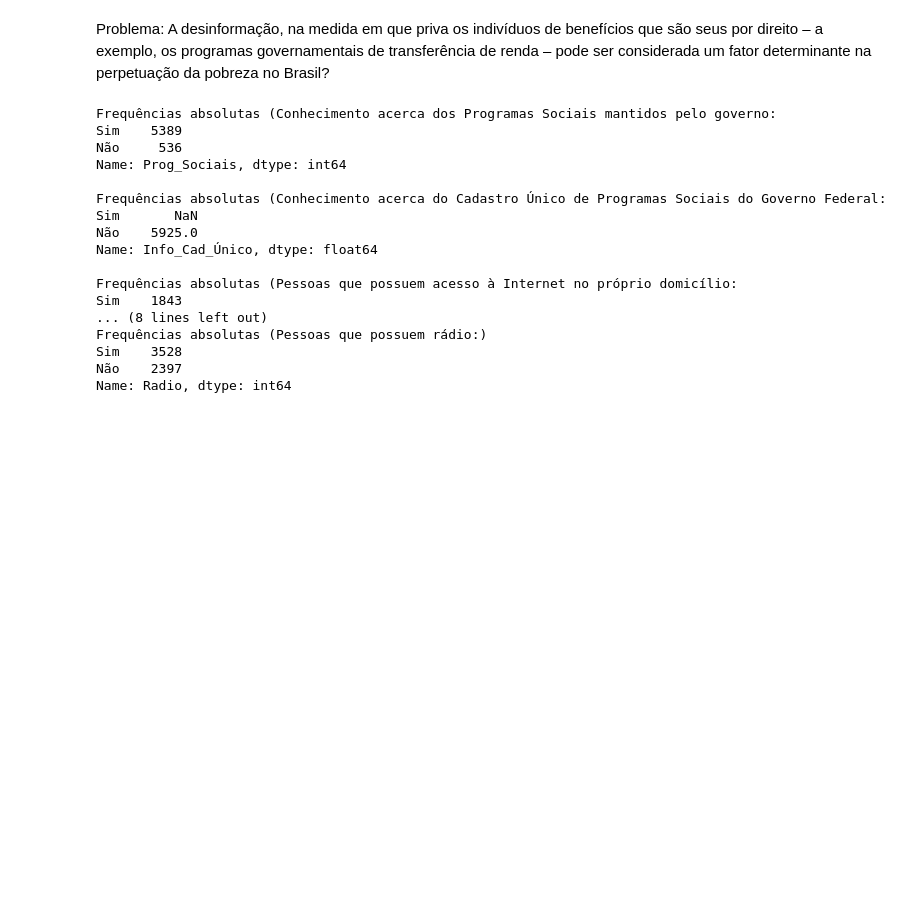
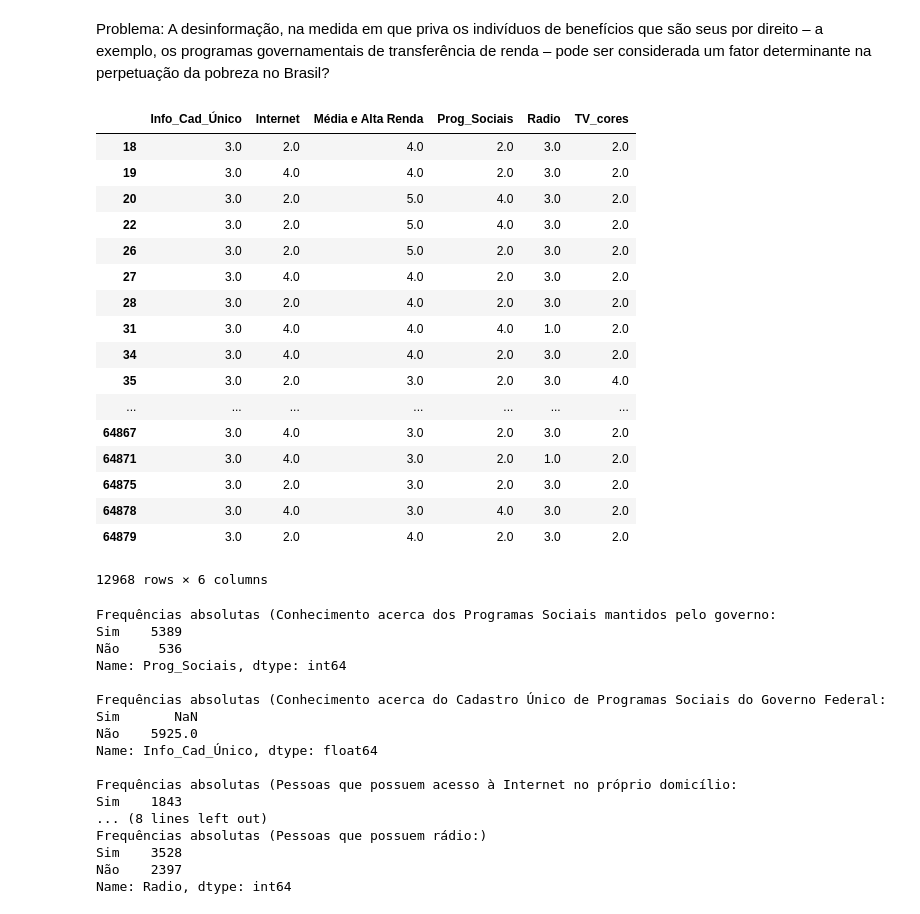
Before and after one commit to tainarasm/Ci-ncia-dos-Dados, a Jupyter notebook: Projeto_1.ipynb, the cells around one changed output. Cells and saved outputs as stored; diff of their text form; code cells hidden in the pictures; blank space fills up the shorter version.

```diff
--- a/Projeto_1.ipynb
+++ b/Projeto_1.ipynb
@@ -29,37 +29,58 @@ df2 = pd.DataFrame({'Média e Alta Renda': data.V4622,
 
 df = df[(data.V4622==0) | (data.V4622==1) | (data.V4622==2)]
 df = df[(data.UF>=11) & (data.UF<=29)]
-df2 = df[(data.V4622==3) | (data.V4622==4) | (data.V4622==5) | (data.V4622==6) | (data.V4622==7)]
-df2 = df[(data.UF>=11) & (data.UF<=29)]
+df2 = df2[(data.V4622==3) | (data.V4622==4) | (data.V4622==5) | (data.V4622==6) | (data.V4622==7)]
+df2 = df2[(data.UF>=11) & (data.UF<=29)]
 #df3 = df[(data.V4622==0) | (data.V4622==1) | (data.V4622==2)]
 #df3 = df[(data.UF>=11) & (data.UF<=29)]
 #df3 = df[(data.V4622==0) | (data.V4622==1) | (data.V4622==2)]
 #df3 = df[(data.V02322==2) & (data.V0226==2) & (data.V0225==1)]
 
 df = df.dropna()
 df.Info_Cad_Único = df.Info_Cad_Único.astype('category')
 df.Info_Cad_Único.cat.categories = (['Não'])
 df.Internet = df.Internet.astype('category')
 df.Internet.cat.categories = (['Sim', 'Não'])
 df.Prog_Sociais = df.Prog_Sociais.astype('category')
 df.Prog_Sociais.cat.categories = (['Sim','Não'])
 df.Radio = df.Radio.astype('category')
 df.Radio.cat.categories = (['Sim','Não'])
 df.TV_cores = df.TV_cores.astype('category')
 df.TV_cores.cat.categories = (['Sim','Não'])
 
 
 renda = data.V4622
 
 df2 = df2.dropna()
 df2.Info_Cad_Único = df2.Info_Cad_Único.astype('category')
 df2.Internet = df2.Internet.astype('category')
+df2.Internet.cat.categories = (['Sim', 'Não'])
 df2.Prog_Sociais = df2.Prog_Sociais.astype('category')
+df.Prog_Sociais.cat.categories = (['Sim','Não'])
 df2.Radio = df2.Radio.astype('category')
 df2.TV_cores = df2.TV_cores.astype('category')
 
 #df3 = df3.dropna()
-#df3
+df2
+# %% [output]
+|  | Info_Cad_Único | Internet | Média e Alta Renda | Prog_Sociais | Radio | TV_cores |
+| 18 | 3.0 | 2.0 | 4.0 | 2.0 | 3.0 | 2.0 |
+| 19 | 3.0 | 4.0 | 4.0 | 2.0 | 3.0 | 2.0 |
+| 20 | 3.0 | 2.0 | 5.0 | 4.0 | 3.0 | 2.0 |
+| 22 | 3.0 | 2.0 | 5.0 | 4.0 | 3.0 | 2.0 |
+| 26 | 3.0 | 2.0 | 5.0 | 2.0 | 3.0 | 2.0 |
+| 27 | 3.0 | 4.0 | 4.0 | 2.0 | 3.0 | 2.0 |
+| 28 | 3.0 | 2.0 | 4.0 | 2.0 | 3.0 | 2.0 |
+| 31 | 3.0 | 4.0 | 4.0 | 4.0 | 1.0 | 2.0 |
+| 34 | 3.0 | 4.0 | 4.0 | 2.0 | 3.0 | 2.0 |
+| 35 | 3.0 | 2.0 | 3.0 | 2.0 | 3.0 | 4.0 |
+| ... | ... | ... | ... | ... | ... | ... |
+| 64867 | 3.0 | 4.0 | 3.0 | 2.0 | 3.0 | 2.0 |
+| 64871 | 3.0 | 4.0 | 3.0 | 2.0 | 1.0 | 2.0 |
+| 64875 | 3.0 | 2.0 | 3.0 | 2.0 | 3.0 | 2.0 |
+| 64878 | 3.0 | 4.0 | 3.0 | 4.0 | 3.0 | 2.0 |
+| 64879 | 3.0 | 2.0 | 4.0 | 2.0 | 3.0 | 2.0 |
+12968 rows × 6 columns
 # %%
 abs_freq_prog_sociais = df.Prog_Sociais.value_counts().reindex(['Sim', 'Não'])
 print('Frequências absolutas (Conhecimento acerca dos Programas Sociais mantidos pelo governo:')
```
Also changed, not shown: parts of 7 cells of this notebook.
